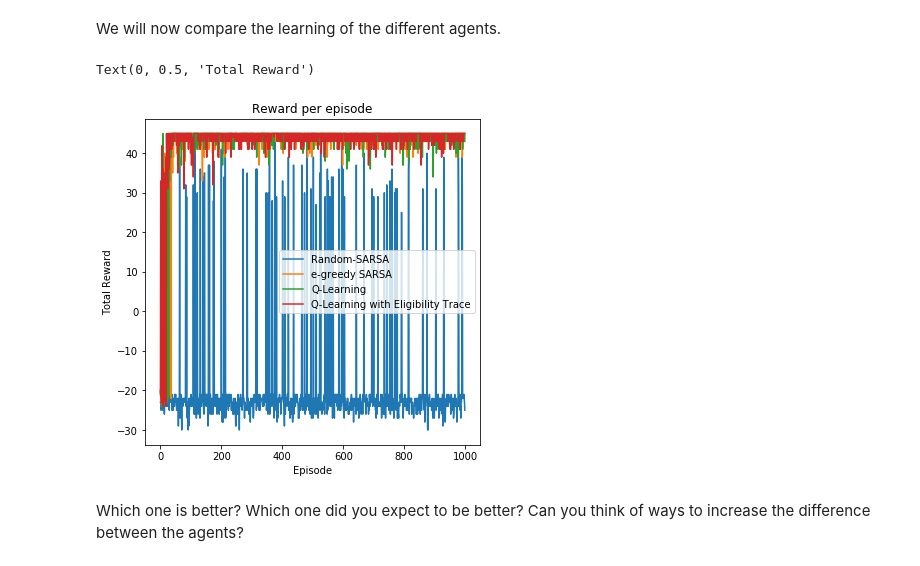
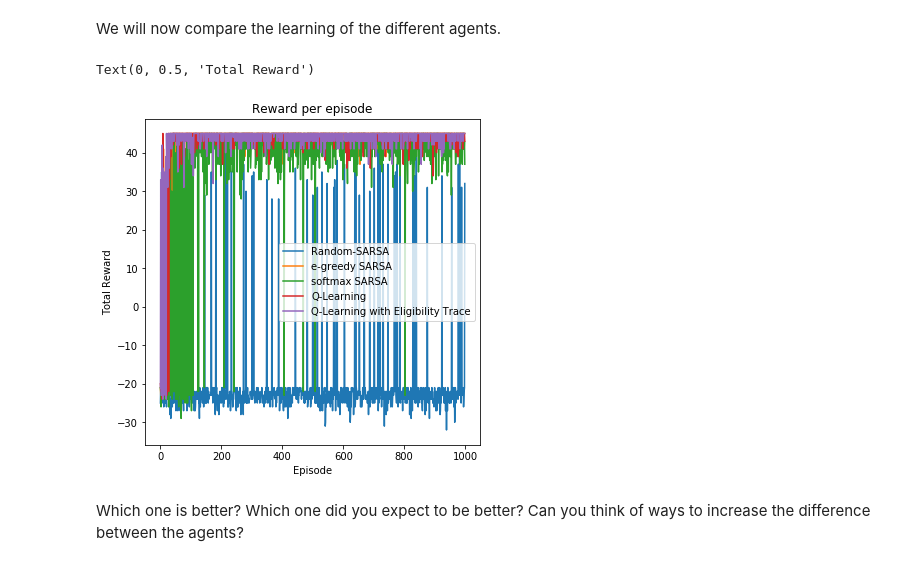
Before and after one commit to bambschool/BAMB2023, a Jupyter notebook: 3-reinforcement_learning/tutorial_3B_RL-solutions.ipynb, the cells around one changed output. Saved outputs shown, nothing was run; the diff lists cells and outputs as text; code cells hidden in the pictures.

```diff
--- a/3-reinforcement_learning/tutorial_3B_RL-solutions.ipynb
+++ b/3-reinforcement_learning/tutorial_3B_RL-solutions.ipynb
@@ -477,7 +477,7 @@ class SARSASoftmaxAgent:
 ##### 4.3.1. Run the softmax SARSA agent
 # %%
 state_space = (grid_size, grid_size)
-epsilon = 0.3
+epsilon = 0.1
 agent = SARSASoftmaxAgent(action_space=action_space, state_space=state_space, epsilon=epsilon)
 reward_per_episode_softmaxsarsa =\
       train_agent(agent=agent, grid_size=grid_size, starts=starts, goal=goal,
@@ -639,17 +639,18 @@ We will now compare the learning of the different agents.
 # %%
 # create figure
 f, ax = plt.subplots(figsize=(6, 6))
 plot_reward_per_episode(reward_per_episode_randomsarsa, ax=ax)
 plot_reward_per_episode(reward_per_episode_egreedysarsa, ax=ax)
+plot_reward_per_episode(reward_per_episode_softmaxsarsa, ax=ax)
 plot_reward_per_episode(reward_per_episode_ql, ax=ax)
 plot_reward_per_episode(reward_per_episode_et, ax=ax)
 # add legend to ax
-ax.legend(['Random-SARSA', 'e-greedy SARSA', 'Q-Learning', 'Q-Learning with Eligibility Trace'])
+ax.legend(['Random-SARSA', 'e-greedy SARSA', 'softmax SARSA', 'Q-Learning', 'Q-Learning with Eligibility Trace'])
 ax.set_title("Reward per episode")
 ax.set_xlabel("Episode")
 ax.set_ylabel("Total Reward")
 # %% [output]
 Text(0, 0.5, 'Total Reward')
-[figure, old version]
+[figure, new version]
 # %% [markdown]
 Which one is better? Which one did you expect to be better? Can you think of ways to increase the difference between the agents?
```
